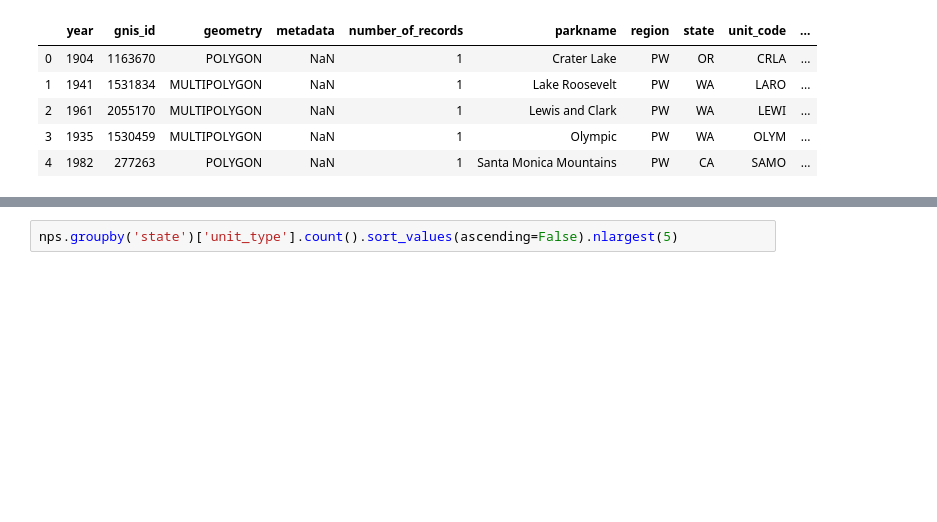
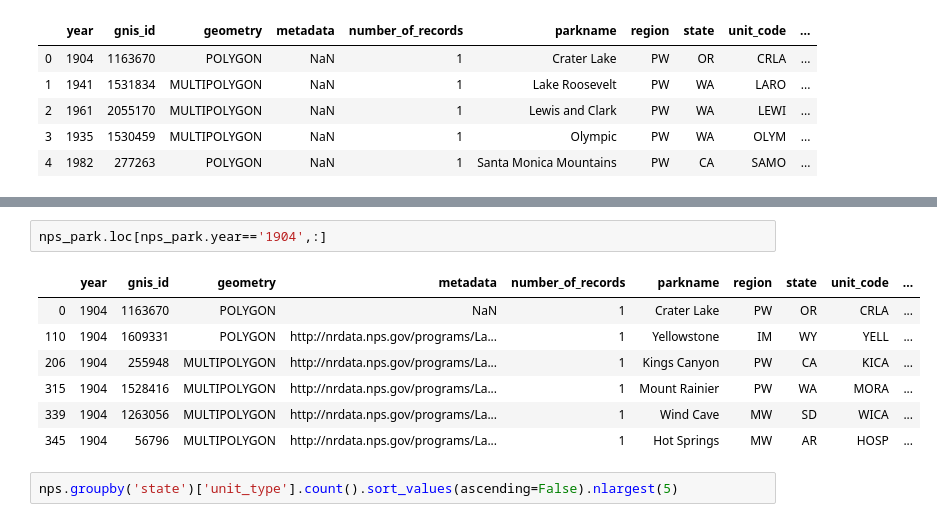
Before and after one commit to blewis49/tidypython, a Jupyter notebook: national_parks.ipynb, the cells around one changed output, grey strips where cells are left out. Saved outputs shown, nothing was run; the diff lists cells and outputs as text; blank space fills up the shorter version.

```diff
--- a/national_parks.ipynb
+++ b/national_parks.ipynb
@@ -131,3 +159,13 @@ Name: visitors, Length: 114, dtype: float64
+# %%
+nps_park.loc[nps_park.year=='1904',:]
+# %% [output]
+|  | year | gnis_id | geometry | metadata | number_of_records | parkname | region | state | unit_code | ... |
+| 0 | 1904 | 1163670 | POLYGON | NaN | 1 | Crater Lake | PW | OR | CRLA | ... |
+| 110 | 1904 | 1609331 | POLYGON | http://nrdata.nps.gov/programs/La... | 1 | Yellowstone | IM | WY | YELL | ... |
+| 206 | 1904 | 255948 | MULTIPOLYGON | http://nrdata.nps.gov/programs/La... | 1 | Kings Canyon | PW | CA | KICA | ... |
+| 315 | 1904 | 1528416 | MULTIPOLYGON | http://nrdata.nps.gov/programs/La... | 1 | Mount Rainier | PW | WA | MORA | ... |
+| 339 | 1904 | 1263056 | MULTIPOLYGON | http://nrdata.nps.gov/programs/La... | 1 | Wind Cave | MW | SD | WICA | ... |
+| 345 | 1904 | 56796 | MULTIPOLYGON | http://nrdata.nps.gov/programs/La... | 1 | Hot Springs | MW | AR | HOSP | ... |
 # %%
 nps.groupby('state')['unit_type'].count().sort_values(ascending=False).nlargest(5)
 # %% [output]
```
Also changed, not shown: parts of 12 cells of this notebook.
